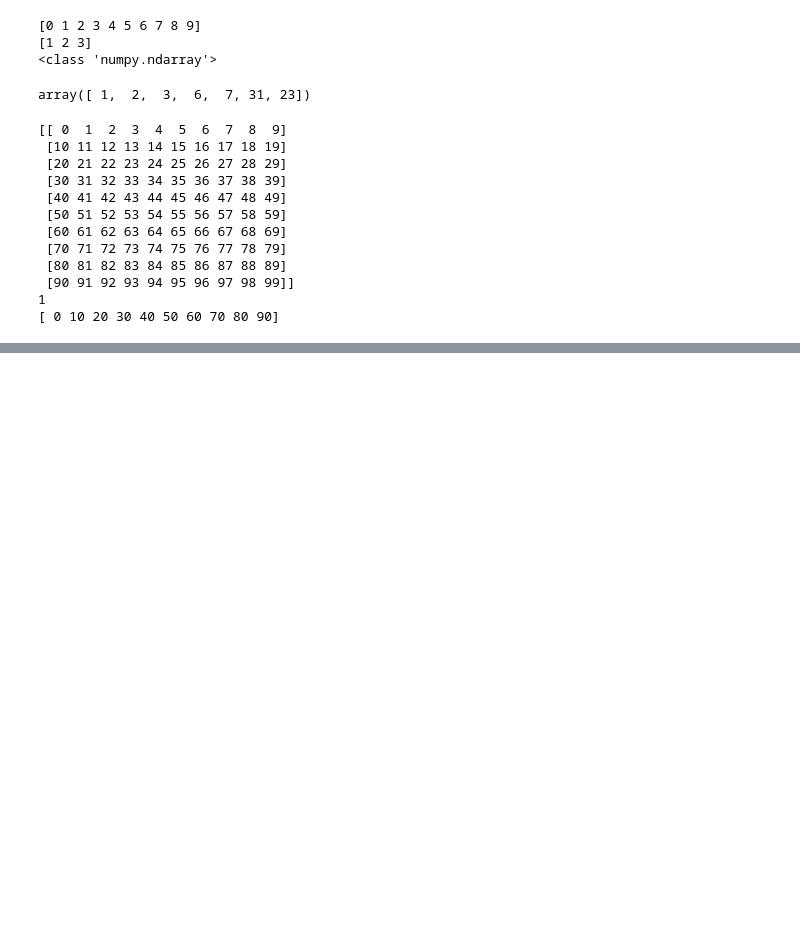
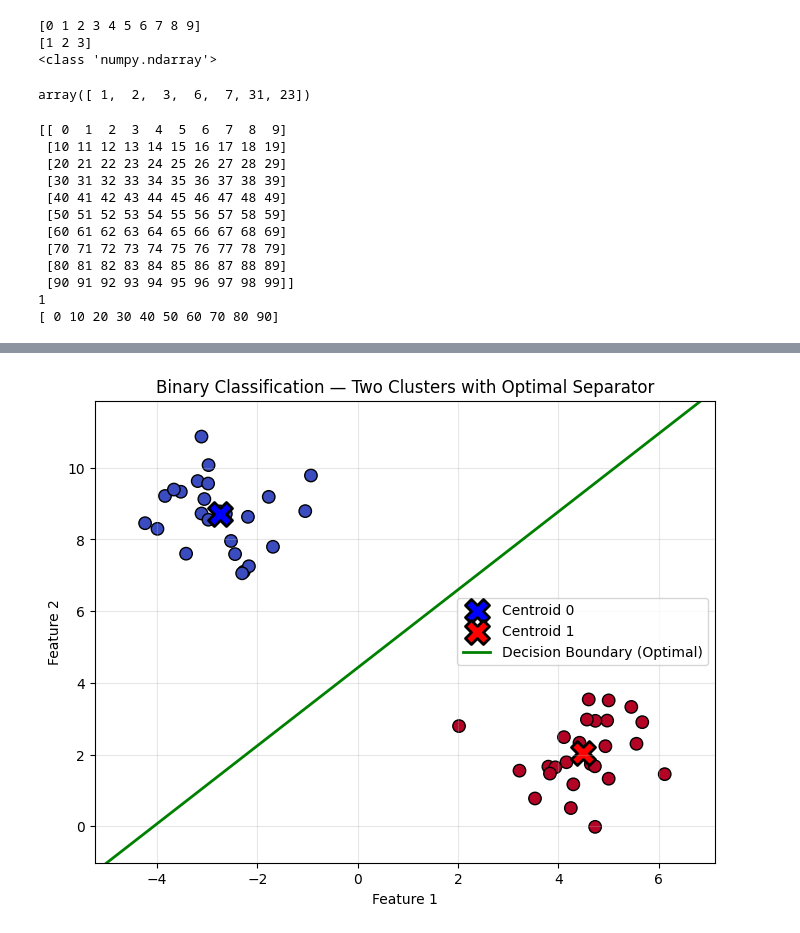
Before and after one commit to sidAndroid01/PythonDsRelatedCode, a Jupyter notebook: notebook.ipynb, the cells around one changed output, grey strips where cells are left out. Saved outputs shown, nothing was run; the diff lists cells and outputs as text; code cells hidden in the pictures; blank space fills up the shorter version.

```diff
--- a/notebook.ipynb
+++ b/notebook.ipynb
@@ -60,0 +341,83 @@ print(mat[:, 0])
+# %%
+import numpy as np
+import matplotlib.pyplot as plt
+from sklearn.datasets import make_blobs
+
+# ── Step 1: Generate two clusters of fake data ──────────────────────────
+# make_blobs creates labelled clusters — perfect for classification demos
+features, labels = make_blobs(
+    n_samples=50,        # 50 total points
+    n_features=2,        # 2 features (x and y position)
+    centers=2,           # 2 clusters (class 0 and class 1)
+    cluster_std=1.0,     # how spread out each cluster is
+    random_state=42      # fixed seed so you get same result every run
+)
+
+# features shape: (50, 2)  → 50 rows, 2 columns
+# labels shape:   (50,)    → 50 values, each 0 or 1
+
+print("Features shape:", features.shape)
+print("Labels shape:  ", labels.shape)
+print("First 3 points:", features[:3])
+print("First 3 labels:", labels[:3])
+
+# ── Step 2: Calculate the optimal decision boundary ─────────────────────
+# Find the centroid (center) of each cluster
+centroid_0 = features[labels == 0].mean(axis=0)
+centroid_1 = features[labels == 1].mean(axis=0)
+
+print(f"\nCluster 0 centroid: {centroid_0}")
+print(f"Cluster 1 centroid: {centroid_1}")
+
+# The decision boundary passes through the midpoint between centroids
+midpoint = (centroid_0 + centroid_1) / 2
+print(f"Midpoint: {midpoint}")
+
+# Calculate the slope perpendicular to the line connecting centroids
+# Slope of line between centroids
+if centroid_1[0] - centroid_0[0] != 0:
+    slope_connecting = (centroid_1[1] - centroid_0[1]) / (centroid_1[0] - centroid_0[0])
+    # Perpendicular slope (negative reciprocal)
+    boundary_slope = -1 / slope_connecting
+else:
+    boundary_slope = 0
+
+# y - y1 = m(x - x1) → y = mx - mx1 + y1
+# y = boundary_slope * x + (midpoint[1] - boundary_slope * midpoint[0])
+boundary_intercept = midpoint[1] - boundary_slope * midpoint[0]
+
+print(f"Decision boundary: y = {boundary_slope:.2f}x + {boundary_intercept:.2f}")
+
+# ── Step 3: Create x values for the decision boundary line ──────────────
+x = np.linspace(features[:, 0].min() - 1, features[:, 0].max() + 1, 100)
+y = boundary_slope * x + boundary_intercept
+
+# ── Step 4: Plot everything ──────────────────────────────────────────────
+plt.figure(figsize=(8, 6))
+
+# Scatter plot — each dot coloured by its label
+plt.scatter(
+    features[:, 0],    # x position of each point
+    features[:, 1],    # y position of each point
+    c=labels,          # colour = class label (0 or 1)
+    cmap='coolwarm',   # blue for 0, red for 1
+    edgecolors='k',    # black border on each dot
+    s=80               # dot size
+)
+
+# Plot the centroids
+plt.scatter(*centroid_0, color='blue', marker='X', s=300, edgecolors='black', linewidth=2, label='Centroid 0')
+plt.scatter(*centroid_1, color='red', marker='X', s=300, edgecolors='black', linewidth=2, label='Centroid 1')
+
+# Draw the optimal decision boundary
+plt.plot(x, y, color='green', linewidth=2, label='Decision Boundary (Optimal)')
+
+plt.xlabel('Feature 1')
+plt.ylabel('Feature 2')
+plt.title('Binary Classification — Two Clusters with Optimal Separator')
+plt.legend()
+plt.xlim(features[:, 0].min() - 1, features[:, 0].max() + 1)
+plt.ylim(features[:, 1].min() - 1, features[:, 1].max() + 1)
+plt.grid(True, alpha=0.3)
+plt.show()
+# %% [output]
@@ -60,0 +435 @@ print(mat[:, 0])
+[figure, added]
```
Also changed, not shown: parts of 18 cells of this notebook.
